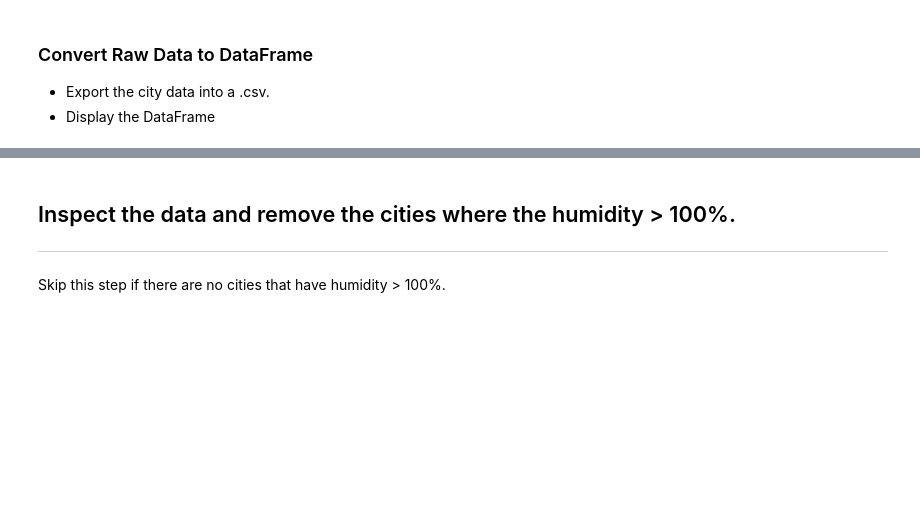
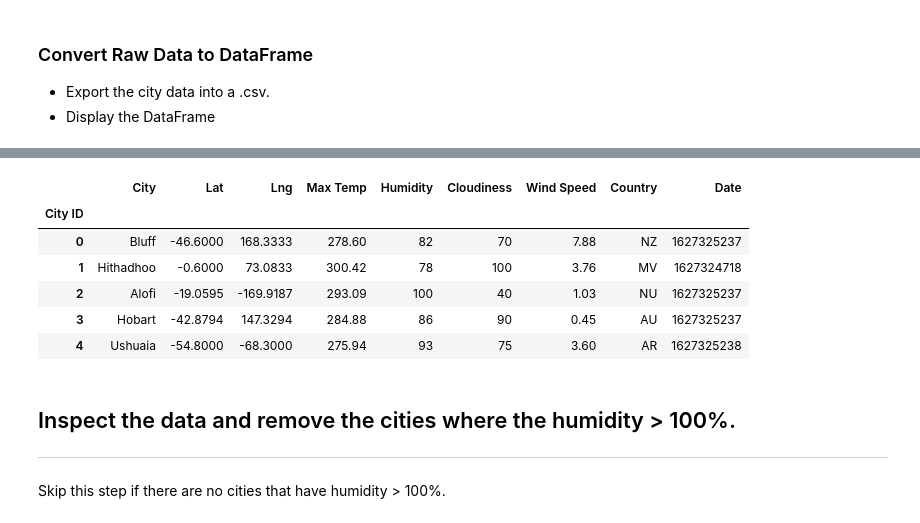
Before and after one commit to jimbleslilley/python-api-challenge, a Jupyter notebook: WeatherPy/WeatherPy.ipynb, the cells around one changed output, grey strips where cells are left out. Drawn from its saved outputs; the diff is of its cells as text; code cells hidden in the pictures; blank space fills up the shorter version.

Commit message:
dataframe made along with csv exporting

```diff
--- a/WeatherPy/WeatherPy.ipynb
+++ b/WeatherPy/WeatherPy.ipynb
@@ -98,3 +126,30 @@ Data Retrieval Complete
+# %%
+city_summary = pd.DataFrame({
+    "City" : city_list,
+    "Lat": lat_list,
+    "Lng": lng_list,
+    "Max Temp" : max_temp_list,
+    "Humidity" : humidity_list,
+    "Cloudiness": cloudiness_list,
+    "Wind Speed" : wind_speed_list,
+    "Country" : country_list,
+    "Date" : date_list
+})
+
+#export csv
+city_summary.index.name='City ID'
+city_summary.to_csv("cities")
+
+#display in dataframe
+city_summary.head()
+# %% [output]
+|  | City | Lat | Lng | Max Temp | Humidity | Cloudiness | Wind Speed | Country | Date |
+| City ID |  |  |  |  |  |  |  |  |  |
+| 0 | Bluff | -46.6000 | 168.3333 | 278.60 | 82 | 70 | 7.88 | NZ | 1627325237 |
+| 1 | Hithadhoo | -0.6000 | 73.0833 | 300.42 | 78 | 100 | 3.76 | MV | 1627324718 |
+| 2 | Alofi | -19.0595 | -169.9187 | 293.09 | 100 | 40 | 1.03 | NU | 1627325237 |
+| 3 | Hobart | -42.8794 | 147.3294 | 284.88 | 86 | 90 | 0.45 | AU | 1627325237 |
+| 4 | Ushuaia | -54.8000 | -68.3000 | 275.94 | 93 | 75 | 3.60 | AR | 1627325238 |
 # %% [markdown]
 ## Inspect the data and remove the cities where the humidity > 100%.
 ----
```
Also changed, not shown: parts of 21 cells of this notebook, 1 other file.
